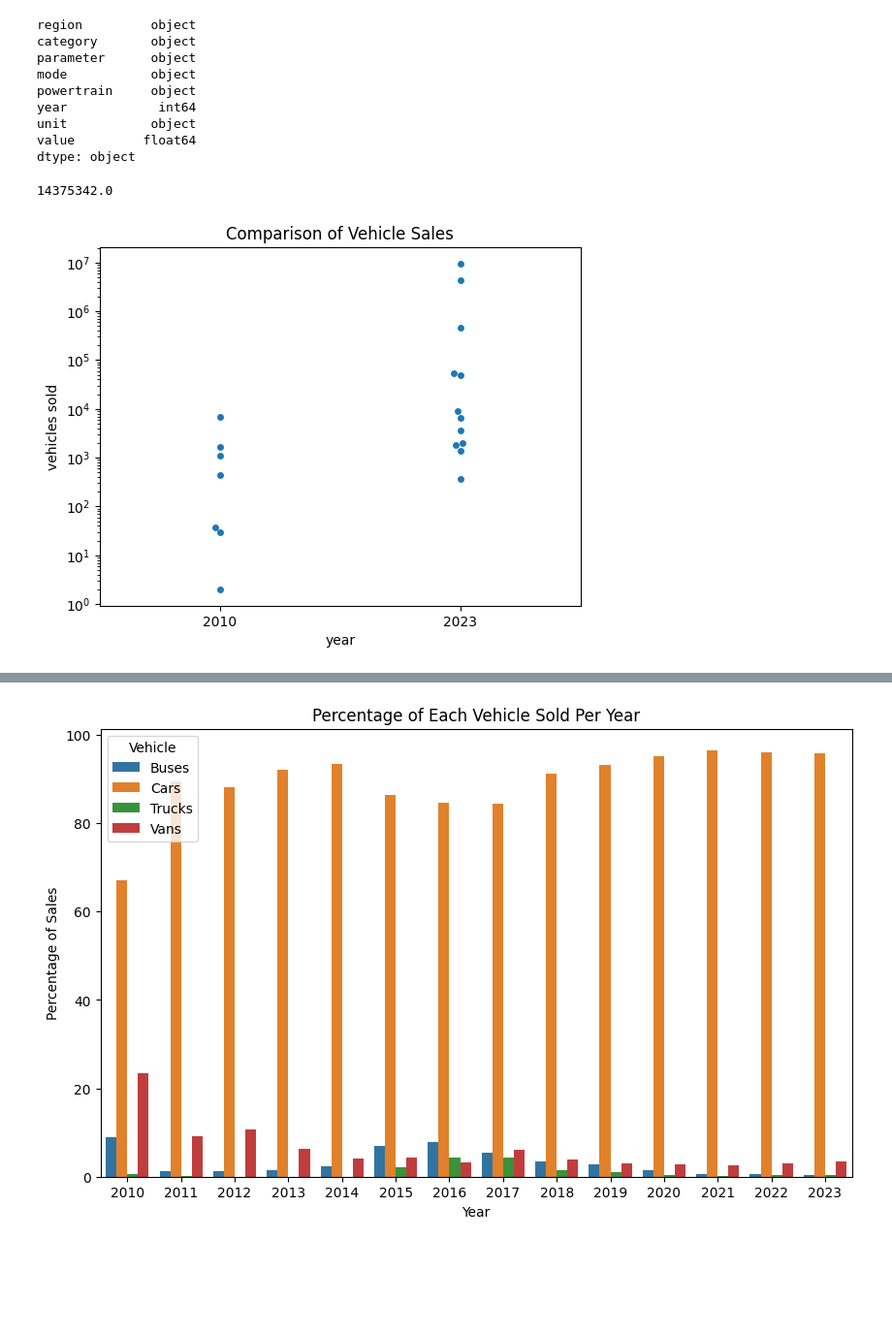
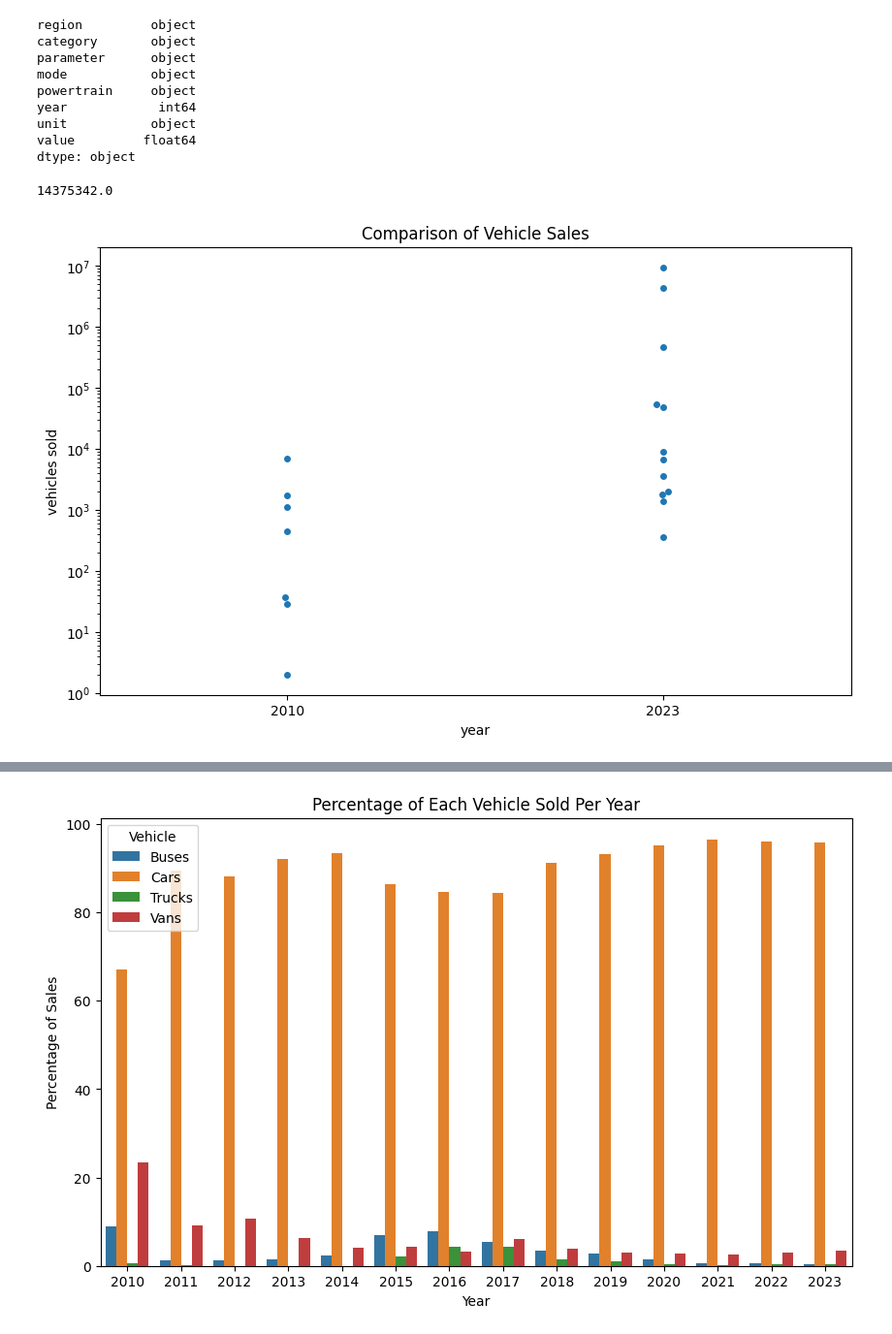
Before and after one commit to build-summer-2024/async-teal-kenny-final-project, a Jupyter notebook: final_project.ipynb, the cells around one changed output, grey strips where cells are left out. Shown: that part at 97% size. Saved outputs shown, nothing was run; the diff lists cells and outputs as text; code cells hidden in the pictures; blank space fills up the shorter version.

Commit message:
changed visualizations scale to look better on readme display

```diff
--- a/final_project.ipynb
+++ b/final_project.ipynb
@@ -18,23 +18,24 @@ dtype: object
 # %%
 # 1. How many electric vehicles have been sold in the
 #    World in 2023 compared to 2010?
 sort_by_world = df[df.region == "World"]
 specification = [sort_by_world.category == "Historical", sort_by_world.parameter == "EV sales"]
 world_2010 = sort_by_world[specification[0]][specification[1]][sort_by_world.year == 2010]
 world_2023 = sort_by_world[specification[0]][specification[1]][sort_by_world.year == 2023]
 sale_difference = world_2023.value.sum() - world_2010.value.sum()
 print(sale_difference)
 combined = pd.concat([world_2010, world_2023])
+plt.figure(figsize=(10, 6))
 seaborn.swarmplot(x=combined.year,y=combined.value)
 plt.yscale('log')
 plt.ylabel("vehicles sold")
 plt.title("Comparison of Vehicle Sales")
 # make sure to save b4 showing otherwise saves blank img
 plt.savefig("Visualizations/Question 1 Visualization.png")
 plt.show()
 # %% [output]
 14375342.0
-[figure, old version]
+[figure, new version]
 # %%
 # 2. Who were the top 5 countries that sold EVs in 2010?
 countries = df.region.unique()
```
Also changed, not shown: parts of 7 cells of this notebook, 8 other files.
